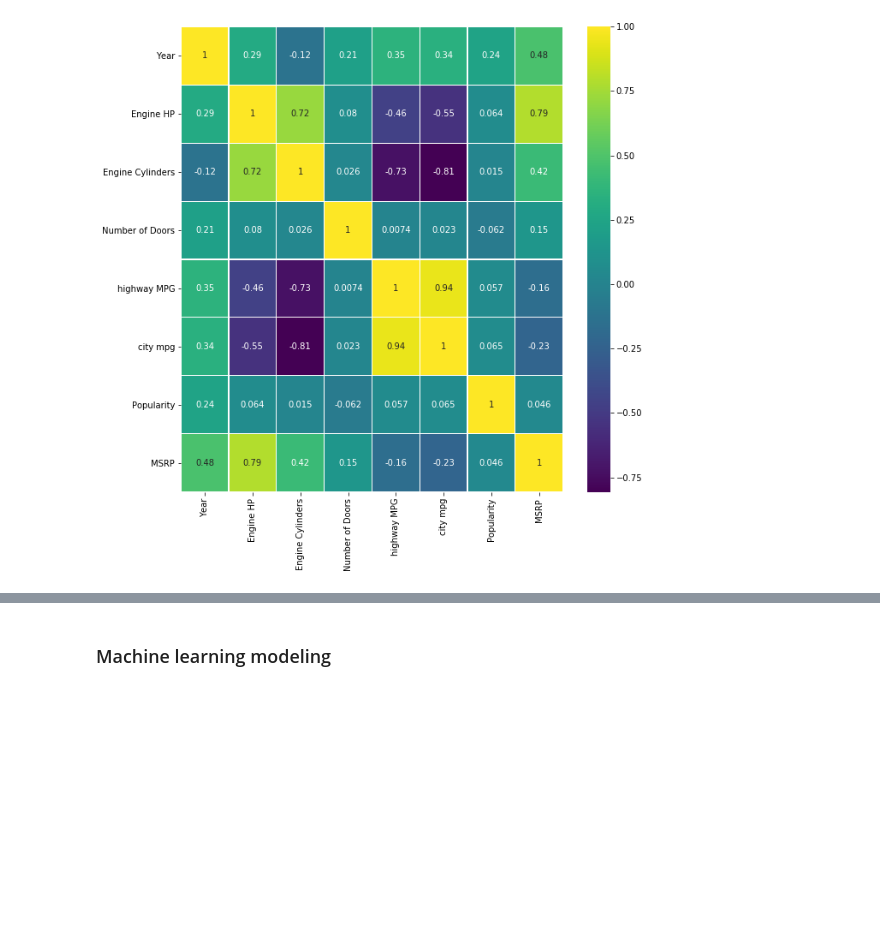
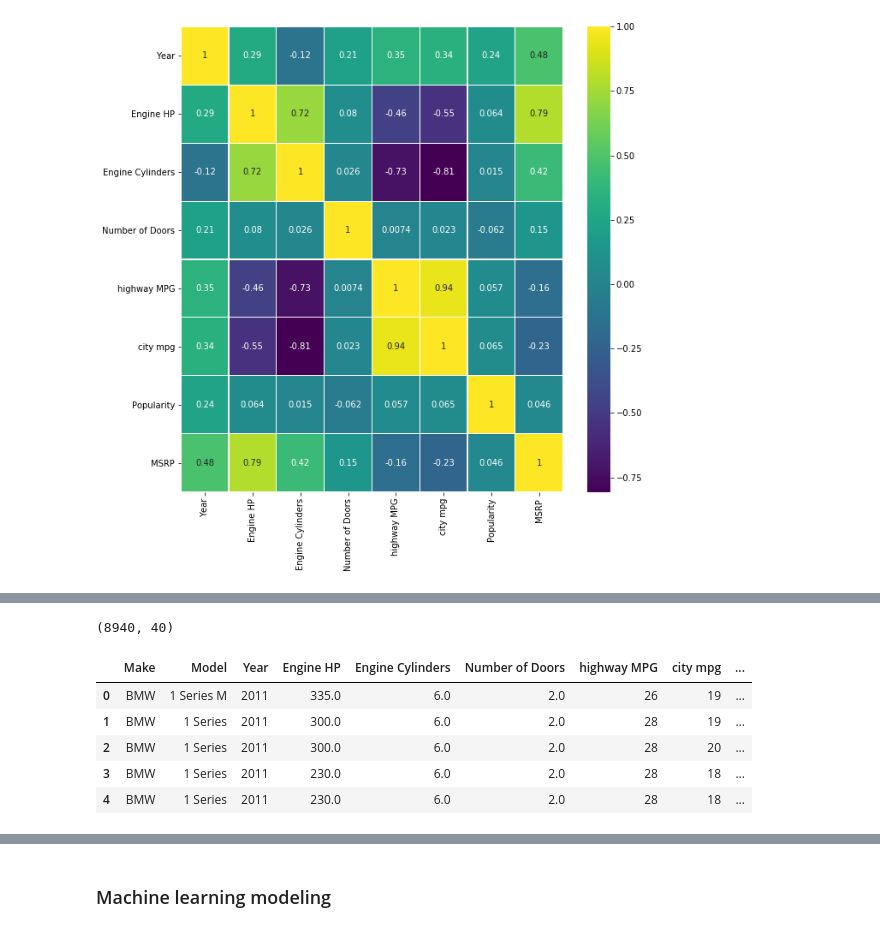
Before and after one commit to taagitacc/car-price-factors, a Jupyter notebook: price_analysis.ipynb, the cells around one changed output, grey strips where cells are left out. Cells and saved outputs as stored; diff of their text form; code cells hidden in the pictures; blank space fills up the shorter version.

Commit message:
Feature selection: categorical features

```diff
--- a/price_analysis.ipynb
+++ b/price_analysis.ipynb
@@ -314,2 +370,31 @@ features_num = ['Engine HP', 'Year', 'Number of Doors', 'city mpg']
+# %%
+def create_dummy_df(df, cat_cols, dummy_na=False):
+    '''
+    INPUT:
+    df - pandas dataframe with categorical variables you want to dummy
+    cat_cols - list of strings that are associated with names of the categorical columns
+    dummy_na - Bool holding whether you want to dummy NA vals of categorical columns or not
+    '''
+    for col in cat_cols:
+        try:
+            df = pd.concat([df.drop(col, axis=1),pd.get_dummies(df[col], prefix=col, \
+                dummy_na=dummy_na, drop_first=True)],axis=1)
+        except:
+            continue
+    return df
+# %%
+df = create_dummy_df(df, list_dummy_var)
+df.shape
+# %% [output]
+(8940, 40)
+# %%
+df.head()
+# %% [output]
+|  | Make | Model | Year | Engine HP | Engine Cylinders | Number of Doors | highway MPG | city mpg | ... |
+| 0 | BMW | 1 Series M | 2011 | 335.0 | 6.0 | 2.0 | 26 | 19 | ... |
+| 1 | BMW | 1 Series | 2011 | 300.0 | 6.0 | 2.0 | 28 | 19 | ... |
+| 2 | BMW | 1 Series | 2011 | 300.0 | 6.0 | 2.0 | 28 | 20 | ... |
+| 3 | BMW | 1 Series | 2011 | 230.0 | 6.0 | 2.0 | 28 | 18 | ... |
+| 4 | BMW | 1 Series | 2011 | 230.0 | 6.0 | 2.0 | 28 | 18 | ... |
 # %%
 features_cat = []
```
Also changed, not shown: parts of 22 cells of this notebook.
